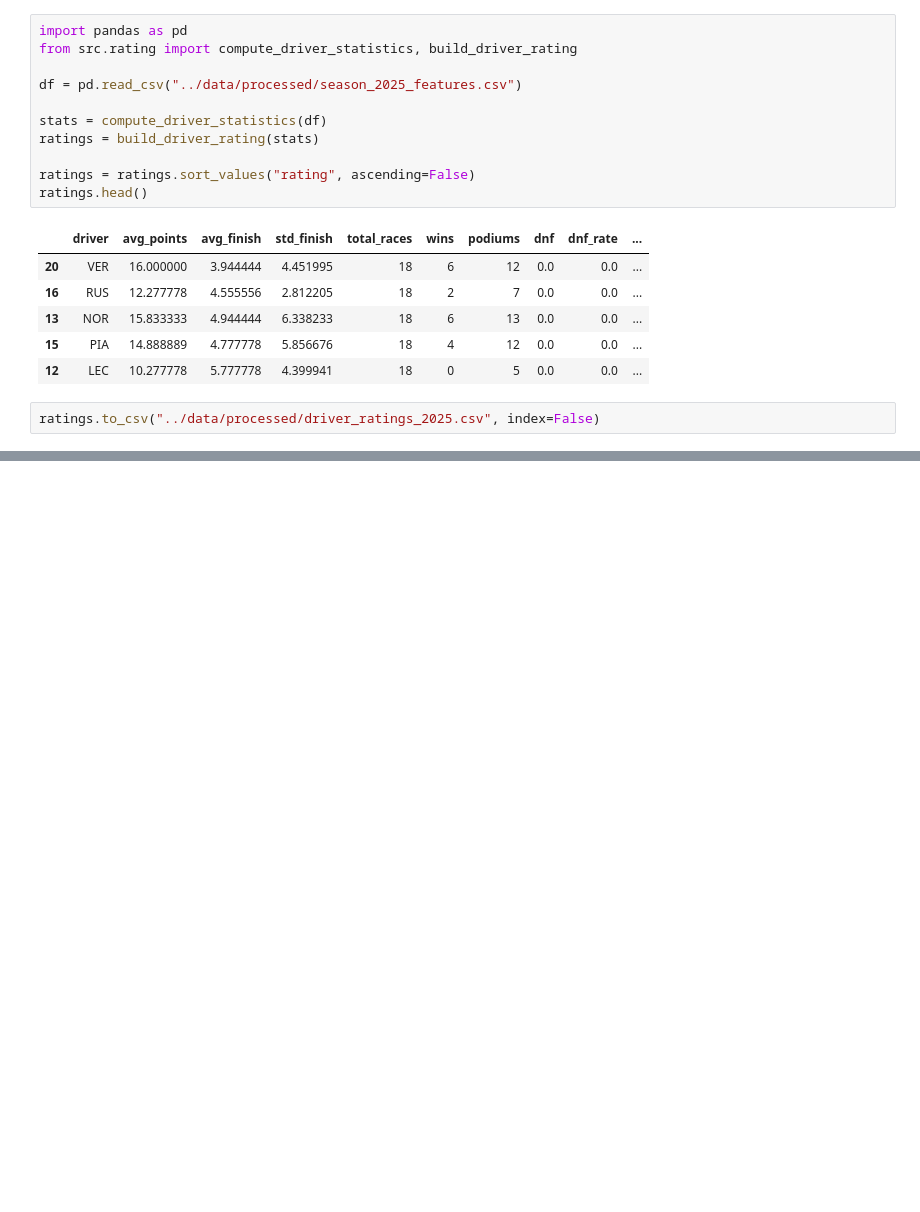
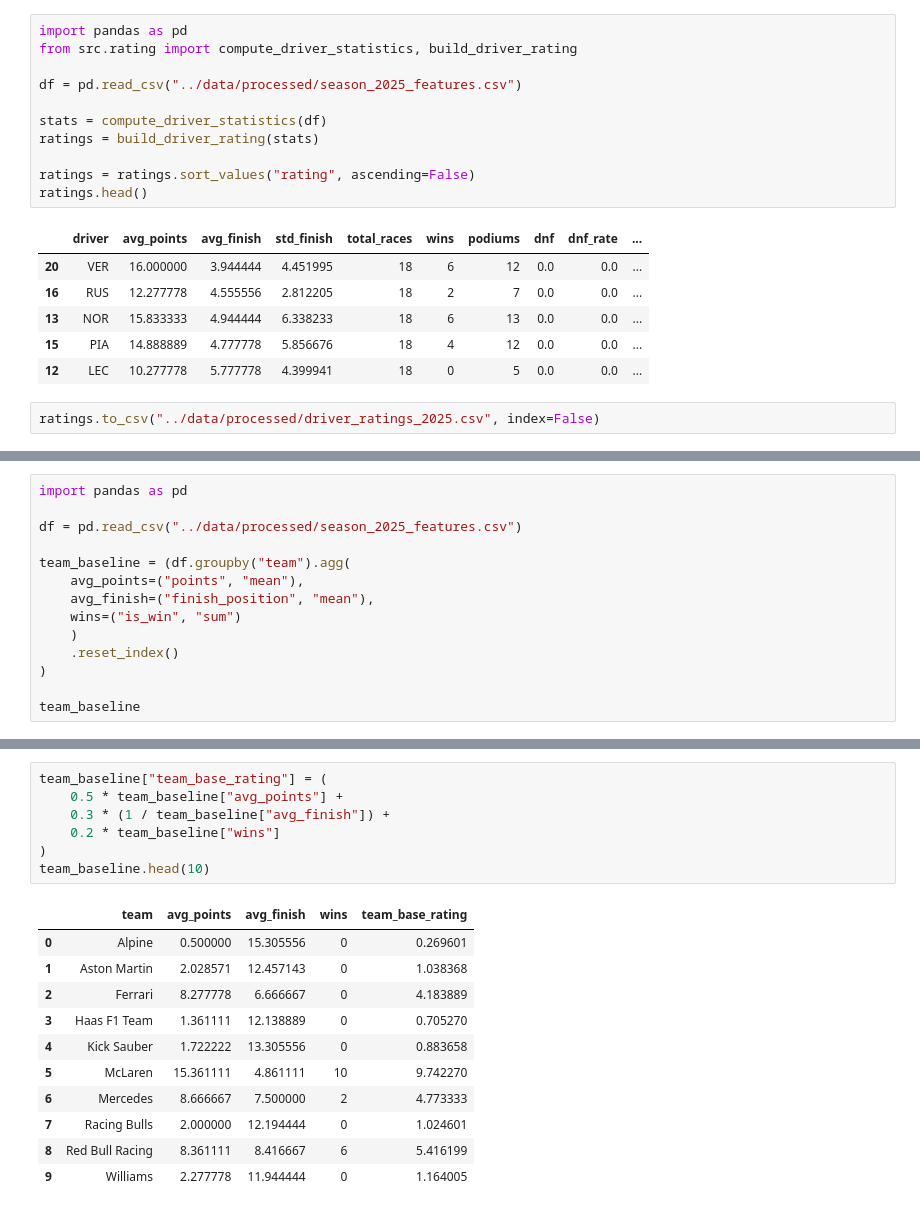
Before and after one commit to Jeanjx16Z/f1-championship-predictor, a Jupyter notebook: notebooks/01_data_exploration.ipynb, the cells around one changed output, grey strips where cells are left out. Cells and saved outputs as stored; diff of their text form; blank space fills up the shorter version.

```diff
--- a/notebooks/01_data_exploration.ipynb
+++ b/notebooks/01_data_exploration.ipynb
@@ -193,0 +237,14 @@ race_results[["driver", "sim_finish_position","sim_points"]]
+# %%
+import pandas as pd
+
+df = pd.read_csv("../data/processed/season_2025_features.csv")
+
+team_baseline = (df.groupby("team").agg(
+    avg_points=("points", "mean"),
+    avg_finish=("finish_position", "mean"),
+    wins=("is_win", "sum")
+    )
+    .reset_index()
+)
+
+team_baseline
@@ -193,0 +263,19 @@ race_results[["driver", "sim_finish_position","sim_points"]]
+# %%
+team_baseline["team_base_rating"] = (
+    0.5 * team_baseline["avg_points"] +
+    0.3 * (1 / team_baseline["avg_finish"]) +
+    0.2 * team_baseline["wins"]
+)
+team_baseline.head(10)
+# %% [output]
+|  | team | avg_points | avg_finish | wins | team_base_rating |
+| 0 | Alpine | 0.500000 | 15.305556 | 0 | 0.269601 |
+| 1 | Aston Martin | 2.028571 | 12.457143 | 0 | 1.038368 |
+| 2 | Ferrari | 8.277778 | 6.666667 | 0 | 4.183889 |
+| 3 | Haas F1 Team | 1.361111 | 12.138889 | 0 | 0.705270 |
+| 4 | Kick Sauber | 1.722222 | 13.305556 | 0 | 0.883658 |
+| 5 | McLaren | 15.361111 | 4.861111 | 10 | 9.742270 |
+| 6 | Mercedes | 8.666667 | 7.500000 | 2 | 4.773333 |
+| 7 | Racing Bulls | 2.000000 | 12.194444 | 0 | 1.024601 |
+| 8 | Red Bull Racing | 8.361111 | 8.416667 | 6 | 5.416199 |
+| 9 | Williams | 2.277778 | 11.944444 | 0 | 1.164005 |
```
Also changed, not shown: parts of 16 cells of this notebook.
